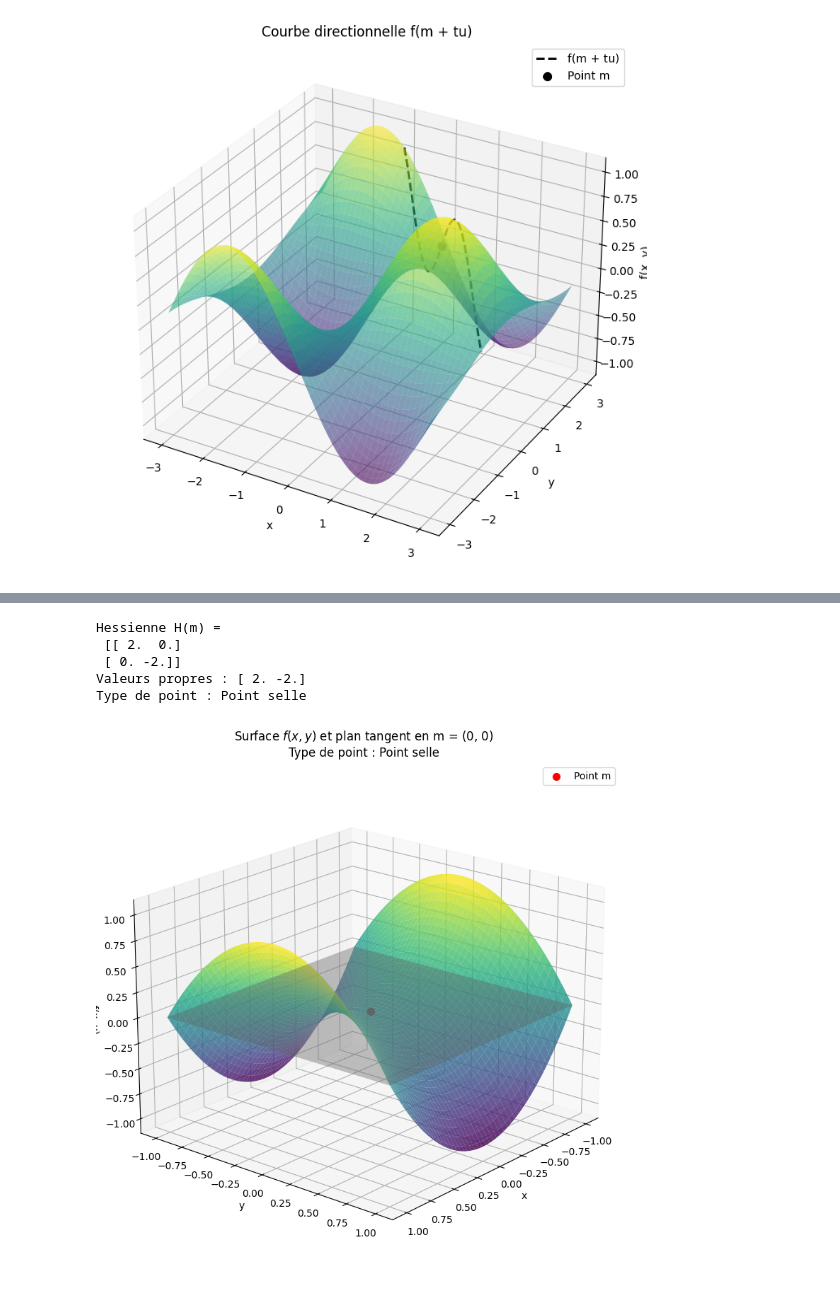
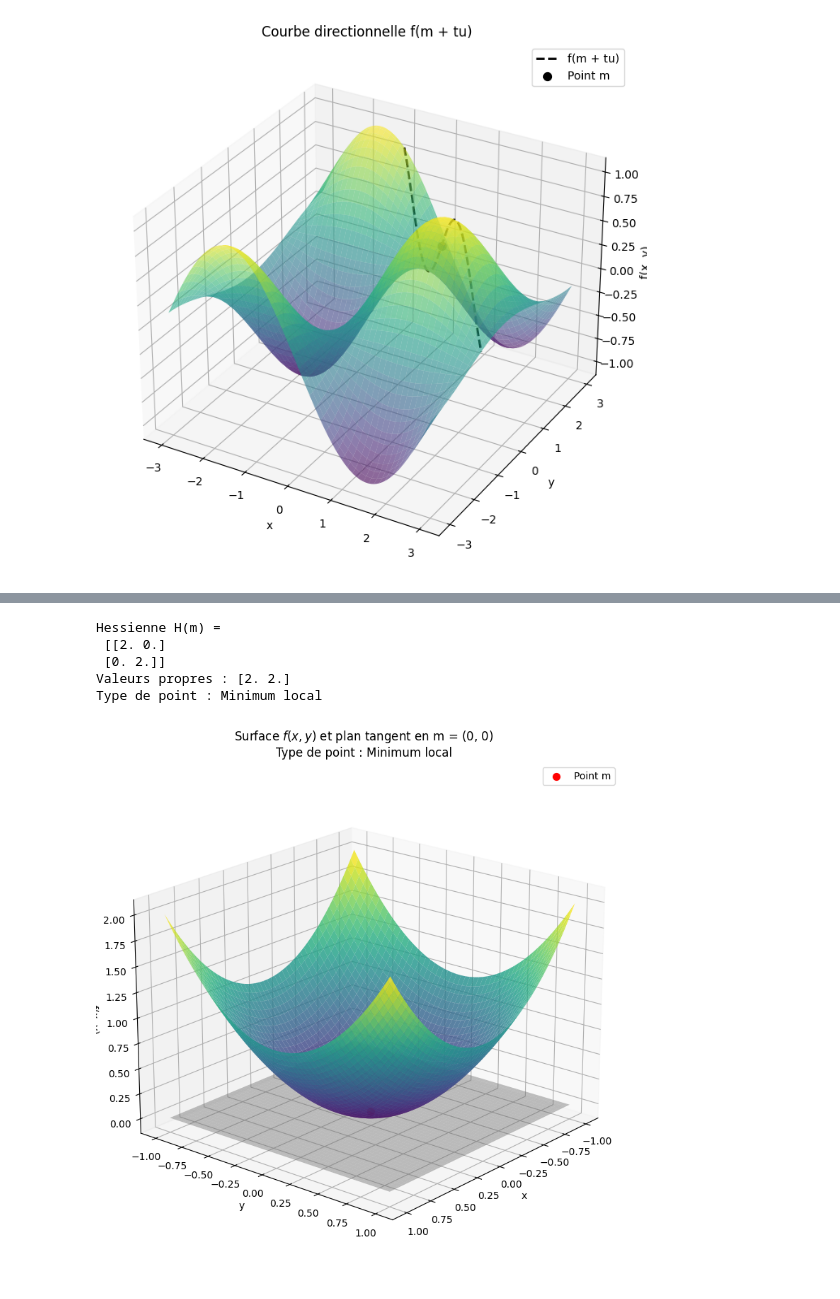
Before and after one commit to wakil69/InformatiquePrepaPlus, a Jupyter notebook: Cours/Fonctions/1.Fonction2Variables/fonctions2Variables.ipynb, the cells around one changed output, grey strips where cells are left out. Saved outputs shown, nothing was run; the diff lists cells and outputs as text; code cells hidden in the pictures.

```diff
--- a/Cours/Fonctions/1.Fonction2Variables/fonctions2Variables.ipynb
+++ b/Cours/Fonctions/1.Fonction2Variables/fonctions2Variables.ipynb
@@ -340,18 +393,19 @@ from mpl_toolkits.mplot3d import Axes3D
 # === 1. Définition de la fonction f(x, y) ===
 def f(x, y):
     # Cas 1 : minimum local
-    # return x**2 + y**2
+    return x**2 + y**2
 
     # Cas 2 : maximum local
     # return -x**2 - y**2
 
-    # Cas 3 : point selle
-    return x**2 - y**2
+    # # Cas 3 : point selle
+    # return x**2 - y**2
 
 # === 2. Point m = (a, b) où on évalue la Hessienne ===
 a, b = 0, 0
 
 # === 3. Dérivées partielles numériques autour de (a, b) ===
+# PAS AU PROGRAMME
 def partial_derivatives(f, a, b, h=1e-4):
     f_x  = (f(a + h, b) - f(a - h, b)) / (2 * h)
     f_y  = (f(a, b + h) - f(a, b - h)) / (2 * h)
@@ -394,38 +448,38 @@ x = np.linspace(a - 1, a + 1, 100)
 y = np.linspace(b - 1, b + 1, 100)
 X, Y = np.meshgrid(x, y)
 Z = f(X, Y)
 Z_tangent = tangent_plane(X, Y)
 
 # === 8. Tracé 3D ===
 fig = plt.figure(figsize=(12, 8))
 ax = fig.add_subplot(111, projection='3d')
 
 # Surface f(x, y)
 ax.plot_surface(X, Y, Z, cmap='viridis', alpha=0.8, edgecolor='none')
 
 # Plan tangent
 ax.plot_surface(X, Y, Z_tangent, alpha=0.4, color='gray')
 
 # Point critique m
 ax.scatter([a], [b], [f(a, b)], color='red', s=50, label='Point m')
 
 # Axes et titre
 ax.set_title(f"Surface $f(x, y)$ et plan tangent en m = ({a}, {b})\nType de point : {point_type}")
 ax.set_xlabel("x")
 ax.set_ylabel("y")
 ax.set_zlabel("f(x, y)")
 ax.view_init(elev=20, azim=40)
 
 plt.legend()
 plt.tight_layout()
 plt.show()
 # %% [output]
 Hessienne H(m) =
- [[ 2.  0.]
- [ 0. -2.]]
-Valeurs propres : [ 2. -2.]
-Type de point : Point selle
+ [[2. 0.]
+ [0. 2.]]
+Valeurs propres : [2. 2.]
+Type de point : Minimum local
-[figure, old version]
+[figure, new version]
 # %% [markdown]
 ### Extremum sous contraintes égalités
 
```
Also changed, not shown: parts of 8 cells of this notebook, 11 other files.
